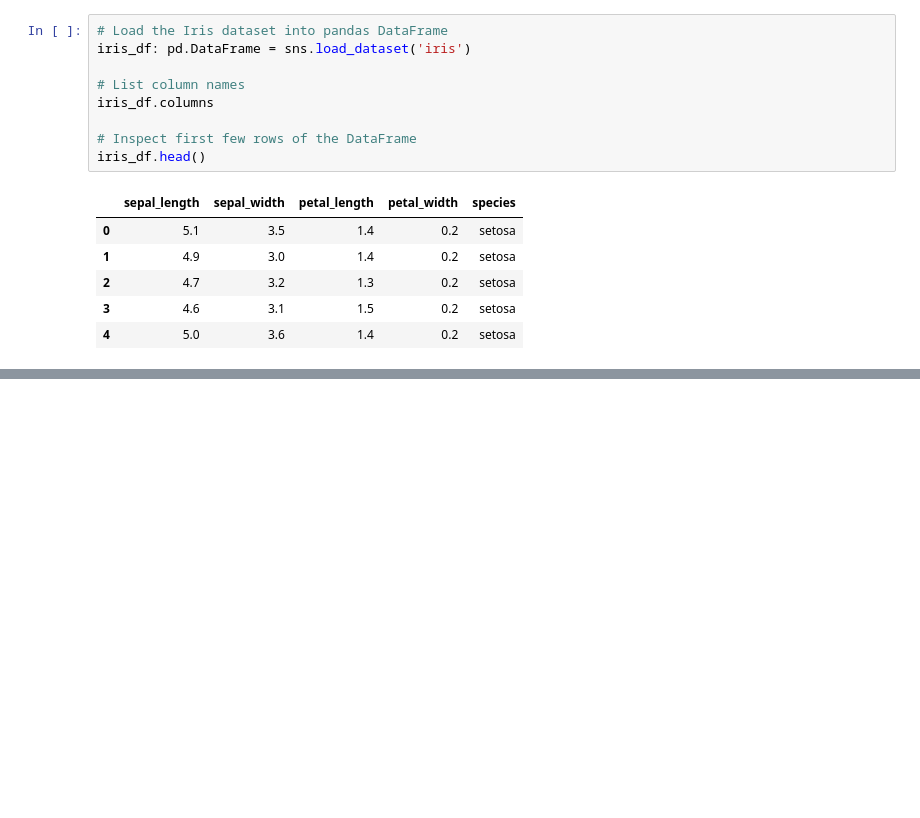
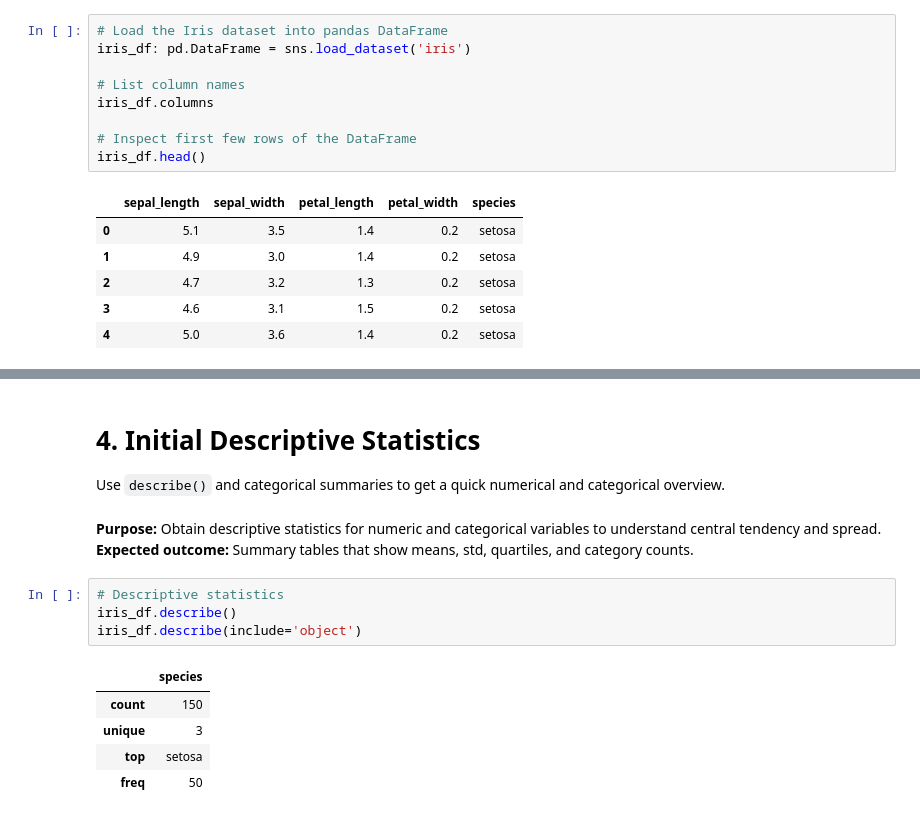
Before and after one commit to s-golla/datafun-04-eda, a Jupyter notebook: eda-saratchandra.ipynb, the cells around one changed output, grey strips where cells are left out. Saved outputs shown, nothing was run; the diff lists cells and outputs as text; blank space fills up the shorter version.

```diff
--- a/eda-saratchandra.ipynb
+++ b/eda-saratchandra.ipynb
@@ -33,0 +68,17 @@ iris_df.head()
+# %% [markdown]
+# 4. Initial Descriptive Statistics
+
+Use `describe()` and categorical summaries to get a quick numerical and categorical overview.
+# %% [markdown]
+**Purpose:** Obtain descriptive statistics for numeric and categorical variables to understand central tendency and spread.
+**Expected outcome:** Summary tables that show means, std, quartiles, and category counts.
+# %%
+# Descriptive statistics
+iris_df.describe()
+iris_df.describe(include='object')
+# %% [output]
+|  | species |
+| count | 150 |
+| unique | 3 |
+| top | setosa |
+| freq | 50 |
```
Also changed, not shown: parts of 17 cells of this notebook.
